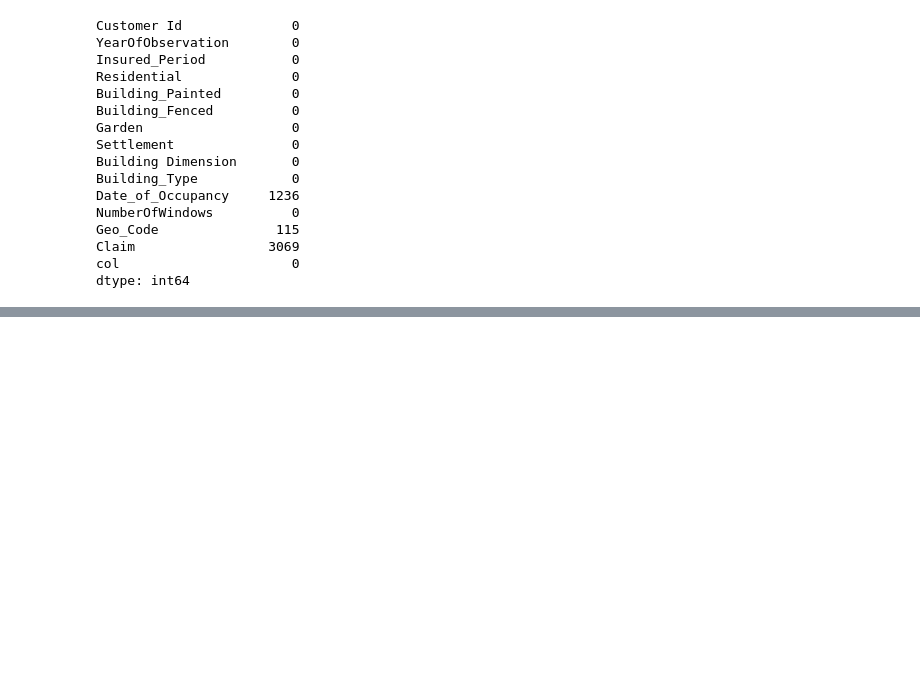
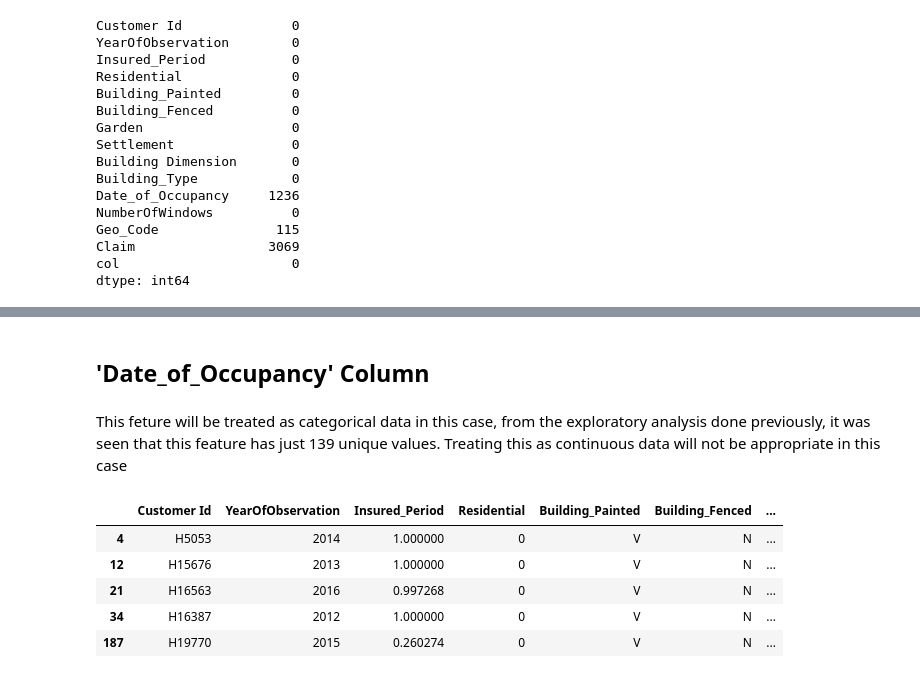
Before and after one commit to AbdulmalikGiwa/Insurance-Claim-Prediction, a Jupyter notebook: Insuranceclaim.ipynb, the cells around one changed output, grey strips where cells are left out. Drawn from its saved outputs; the diff is of its cells as text; code cells hidden in the pictures; blank space fills up the shorter version.

```diff
--- a/Insuranceclaim.ipynb
+++ b/Insuranceclaim.ipynb
@@ -294,0 +322,13 @@ dtype: int64
+# %% [markdown]
+## 'Date_of_Occupancy' Column
+# %% [markdown]
+This feture will be treated as categorical data in this case, from the exploratory analysis done previously, it was seen that this feature has just 139 unique values. Treating this as continuous data will not be appropriate in this case
+# %%
+clean2.loc[clean2['Date_of_Occupancy']<=1800].head()
+# %% [output]
+|  | Customer Id | YearOfObservation | Insured_Period | Residential | Building_Painted | Building_Fenced | ... |
+| 4 | H5053 | 2014 | 1.000000 | 0 | V | N | ... |
+| 12 | H15676 | 2013 | 1.000000 | 0 | V | N | ... |
+| 21 | H16563 | 2016 | 0.997268 | 0 | V | N | ... |
+| 34 | H16387 | 2012 | 1.000000 | 0 | V | N | ... |
+| 187 | H19770 | 2015 | 0.260274 | 0 | V | N | ... |
```
Also changed, not shown: parts of 6 cells of this notebook.
